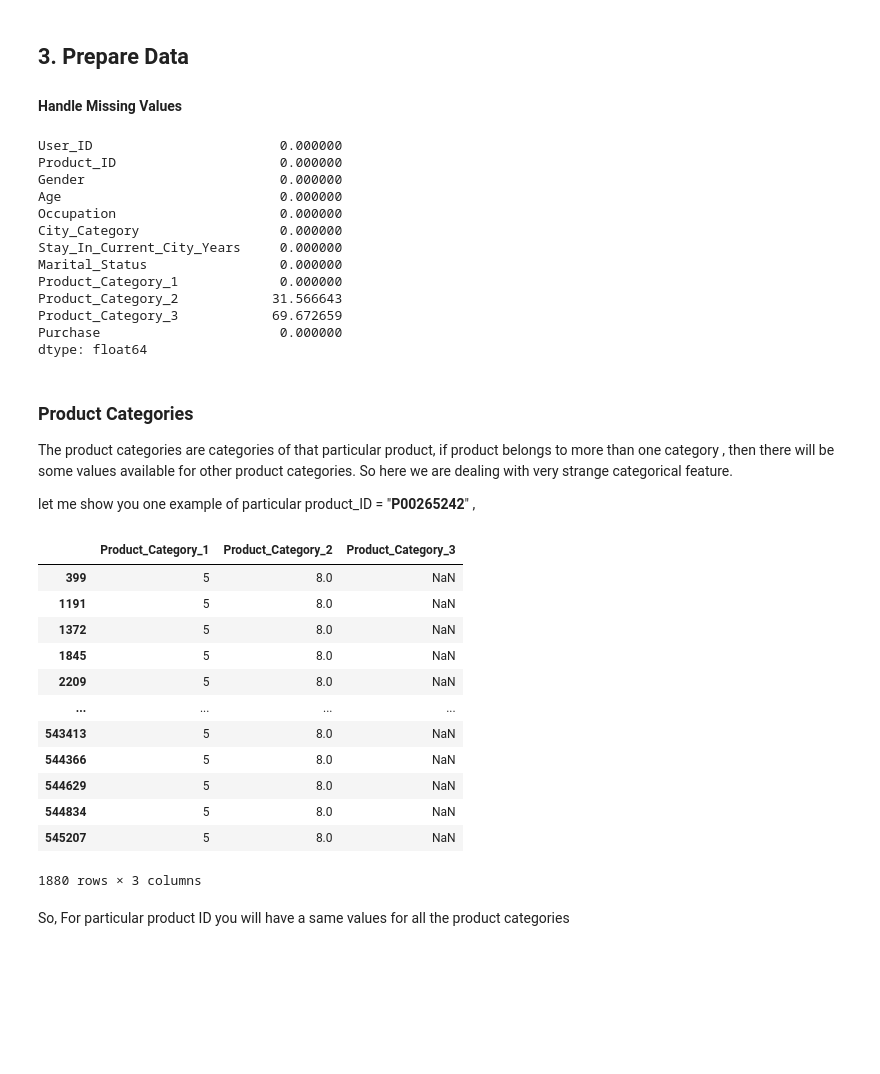
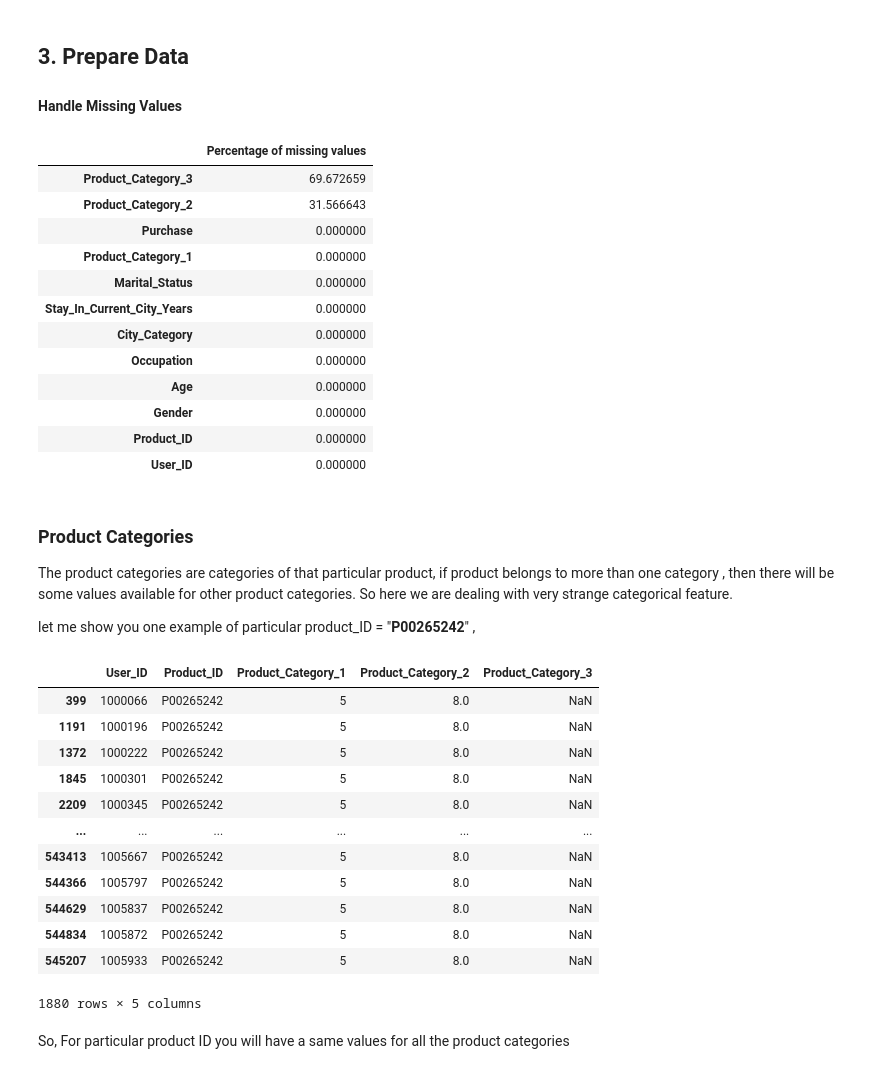
Before and after one commit to EagleDangar/BlackFriday-prediction, a Jupyter notebook: blackfriday-insights-and-prediction.ipynb, the cells around one changed output. Drawn from its saved outputs; the diff is of its cells as text; code cells hidden in the pictures; blank space fills up the shorter version.

```diff
--- a/blackfriday-insights-and-prediction.ipynb
+++ b/blackfriday-insights-and-prediction.ipynb
@@ -273,21 +273,21 @@ sns.pairplot(train_df,diag_kind="kde",corner=True,
 ## 3. Prepare Data
 #### Handle Missing Values
 # %%
-train_df.isna().sum()*100/train_df.shape[0]
+(train_df.isna().sum()*100/train_df.shape[0]).sort_values(ascending=False).to_frame().rename(columns={0:"Percentage of missing values"})
 # %% [output]
-User_ID                        0.000000
-Product_ID                     0.000000
-Gender                         0.000000
-Age                            0.000000
-Occupation                     0.000000
-City_Category                  0.000000
-Stay_In_Current_City_Years     0.000000
-Marital_Status                 0.000000
-Product_Category_1             0.000000
-Product_Category_2            31.566643
-Product_Category_3            69.672659
-Purchase                       0.000000
-dtype: float64
+|  | Percentage of missing values |
+| Product_Category_3 | 69.672659 |
+| Product_Category_2 | 31.566643 |
+| Purchase | 0.000000 |
+| Product_Category_1 | 0.000000 |
+| Marital_Status | 0.000000 |
+| Stay_In_Current_City_Years | 0.000000 |
+| City_Category | 0.000000 |
+| Occupation | 0.000000 |
+| Age | 0.000000 |
+| Gender | 0.000000 |
+| Product_ID | 0.000000 |
+| User_ID | 0.000000 |
 # %% [markdown]
 ### Product Categories
 
@@ -295,20 +295,20 @@ The product categories are categories of that particular product, if product bel
 
 let me show you one example of particular product_ID = "**P00265242**" ,
 # %%
-train_df.loc[train_df.Product_ID=="P00265242",["Product_Category_1" ,"Product_Category_2","Product_Category_3"]]
+train_df.loc[train_df.Product_ID=="P00265242",["User_ID","Product_ID","Product_Category_1" ,"Product_Category_2","Product_Category_3"]]
 # %% [output]
-|  | Product_Category_1 | Product_Category_2 | Product_Category_3 |
-| 399 | 5 | 8.0 | NaN |
-| 1191 | 5 | 8.0 | NaN |
-| 1372 | 5 | 8.0 | NaN |
-| 1845 | 5 | 8.0 | NaN |
-| 2209 | 5 | 8.0 | NaN |
-| ... | ... | ... | ... |
-| 543413 | 5 | 8.0 | NaN |
-| 544366 | 5 | 8.0 | NaN |
-| 544629 | 5 | 8.0 | NaN |
-| 544834 | 5 | 8.0 | NaN |
-| 545207 | 5 | 8.0 | NaN |
+|  | User_ID | Product_ID | Product_Category_1 | Product_Category_2 | Product_Category_3 |
+| 399 | 1000066 | P00265242 | 5 | 8.0 | NaN |
+| 1191 | 1000196 | P00265242 | 5 | 8.0 | NaN |
+| 1372 | 1000222 | P00265242 | 5 | 8.0 | NaN |
+| 1845 | 1000301 | P00265242 | 5 | 8.0 | NaN |
+| 2209 | 1000345 | P00265242 | 5 | 8.0 | NaN |
+| ... | ... | ... | ... | ... | ... |
+| 543413 | 1005667 | P00265242 | 5 | 8.0 | NaN |
+| 544366 | 1005797 | P00265242 | 5 | 8.0 | NaN |
+| 544629 | 1005837 | P00265242 | 5 | 8.0 | NaN |
+| 544834 | 1005872 | P00265242 | 5 | 8.0 | NaN |
+| 545207 | 1005933 | P00265242 | 5 | 8.0 | NaN |
-1880 rows × 3 columns
+1880 rows × 5 columns
 # %% [markdown]
 So, For particular product ID you will have a same values for all the product categories
```
Also changed, not shown: parts of 11 cells of this notebook, 7 other files.
